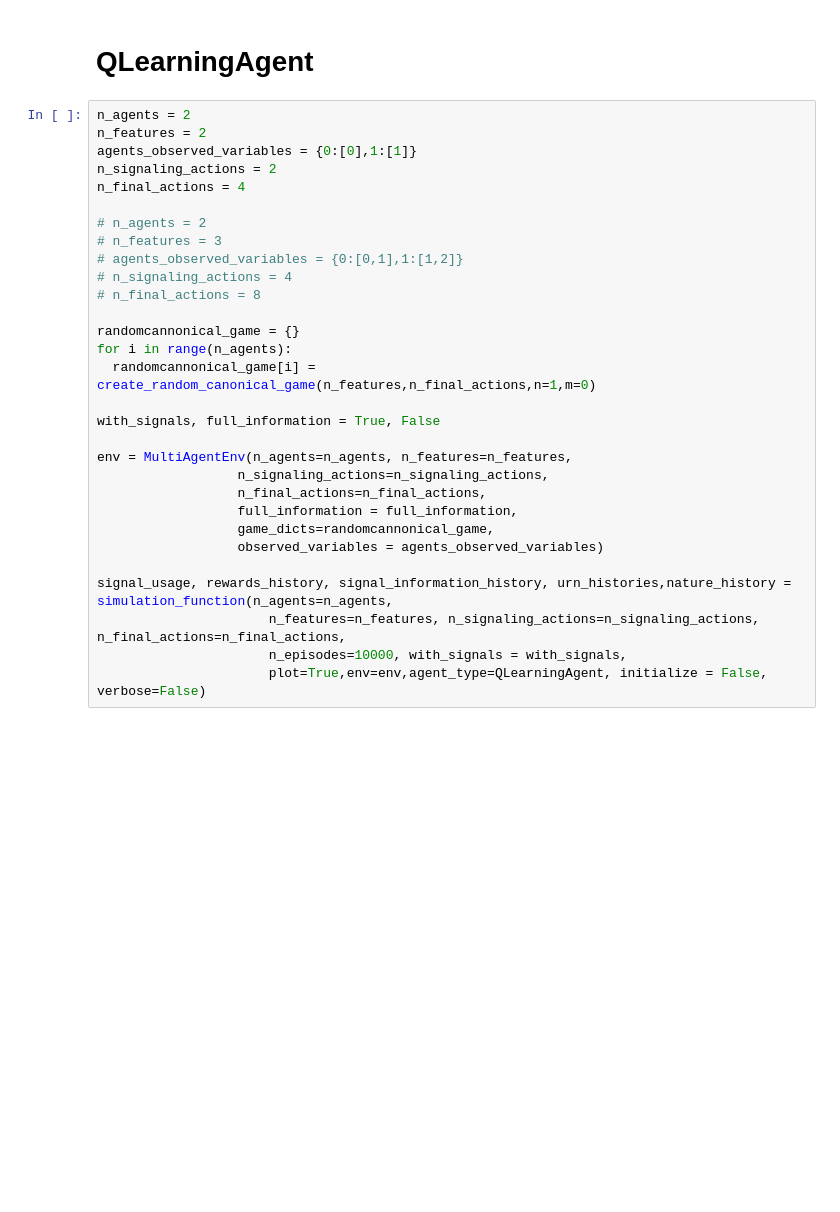
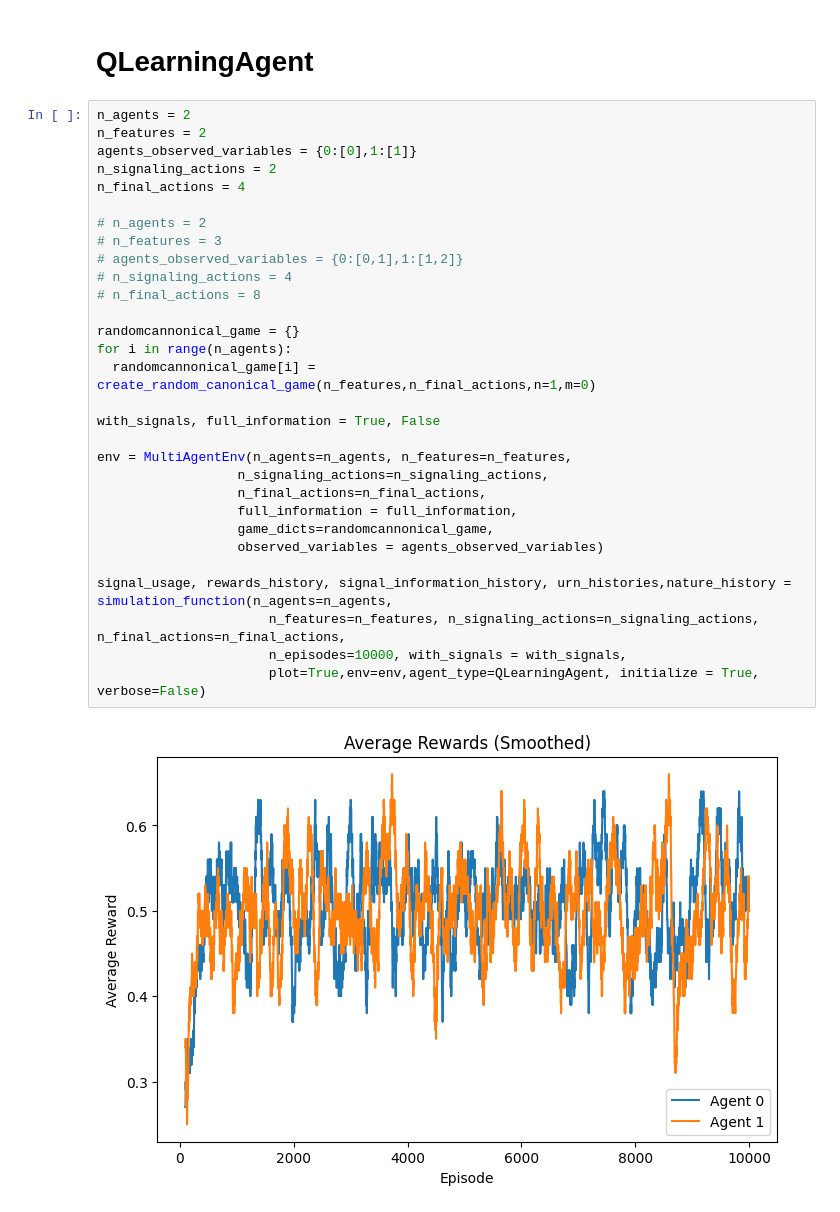
Before and after one commit to IgnacioOQ/RL_Signaling, a Jupyter notebook: urn_unit_test.ipynb, the cells around one changed output. Saved outputs shown, nothing was run; the diff lists cells and outputs as text; blank space fills up the shorter version.

```diff
--- a/urn_unit_test.ipynb
+++ b/urn_unit_test.ipynb
@@ -43,30 +49,32 @@ signal_usage, rewards_history, signal_information_history, urn_histories,nature_
 # %%
 n_agents = 2
 n_features = 2
 agents_observed_variables = {0:[0],1:[1]}
 n_signaling_actions = 2
 n_final_actions = 4
 
 # n_agents = 2
 # n_features = 3
 # agents_observed_variables = {0:[0,1],1:[1,2]}
 # n_signaling_actions = 4
 # n_final_actions = 8
 
 randomcannonical_game = {}
 for i in range(n_agents):
   randomcannonical_game[i] = create_random_canonical_game(n_features,n_final_actions,n=1,m=0)
 
 with_signals, full_information = True, False
 
 env = MultiAgentEnv(n_agents=n_agents, n_features=n_features,
                   n_signaling_actions=n_signaling_actions,
                   n_final_actions=n_final_actions,
                   full_information = full_information,
                   game_dicts=randomcannonical_game,
                   observed_variables = agents_observed_variables)
 
 signal_usage, rewards_history, signal_information_history, urn_histories,nature_history = simulation_function(n_agents=n_agents,
                       n_features=n_features, n_signaling_actions=n_signaling_actions, n_final_actions=n_final_actions,
                       n_episodes=10000, with_signals = with_signals,
-                      plot=True,env=env,agent_type=QLearningAgent, initialize = False, verbose=False)
+                      plot=True,env=env,agent_type=QLearningAgent, initialize = True, verbose=False)
+# %% [output]
+[figure, added]
```
Also changed, not shown: parts of 2 cells of this notebook.
